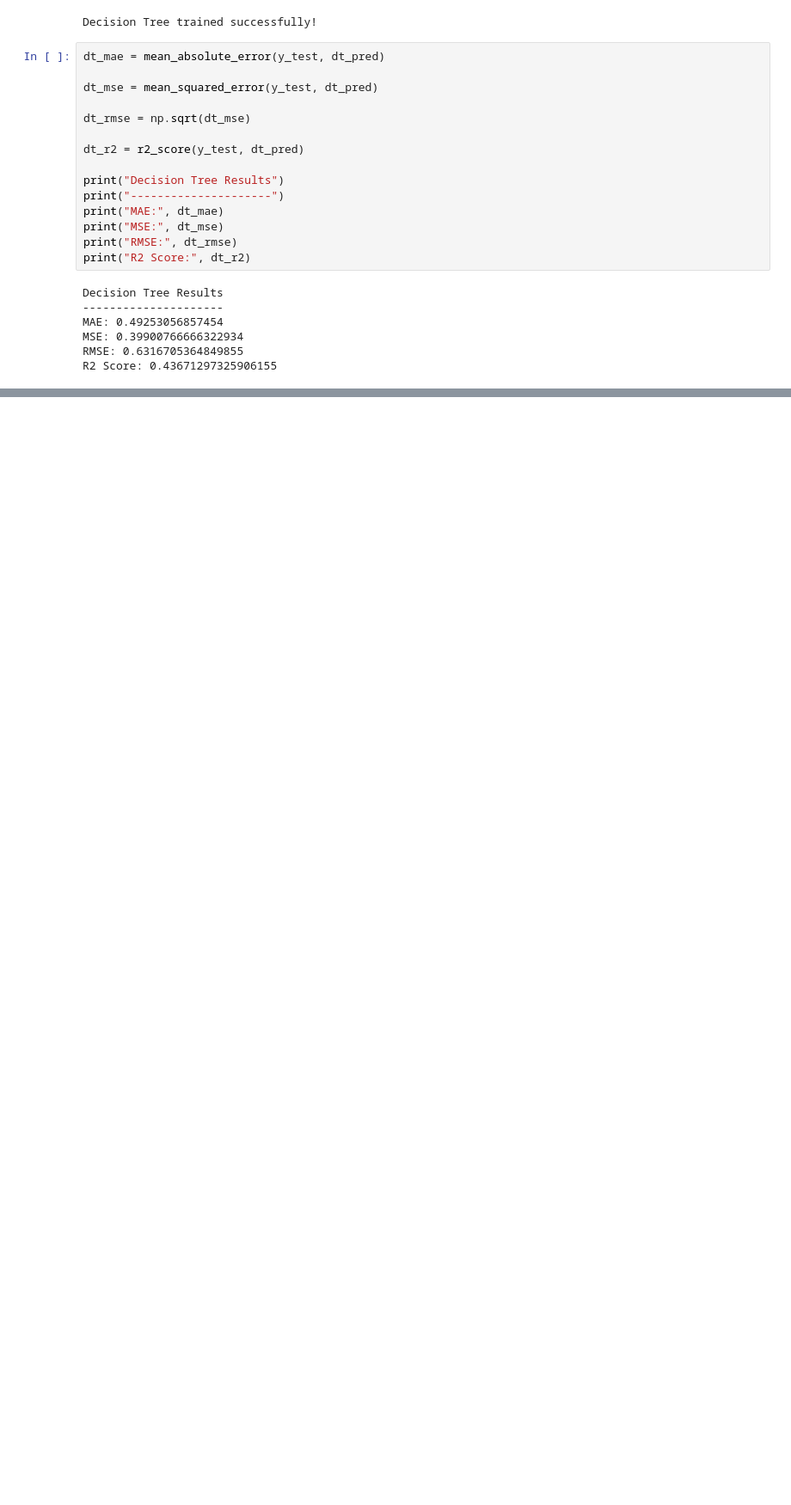
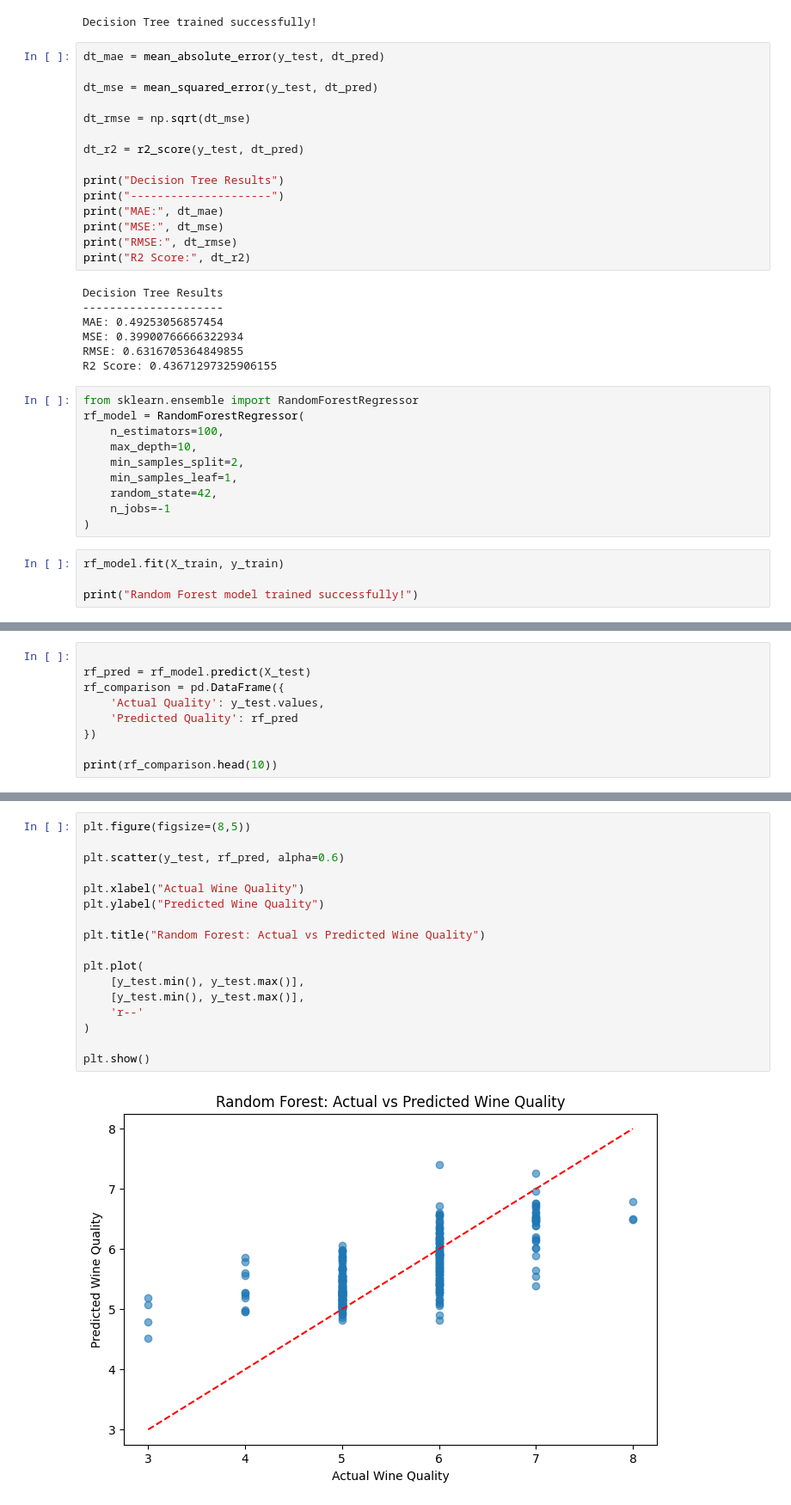
Before and after one commit to Harshu2202/Wine-quality-prediction, a Jupyter notebook: wine_quality_prediction.ipynb, the cells around one changed output, grey strips where cells are left out. Shown at 86% size. Drawn from its saved outputs; the diff is of its cells as text; blank space fills up the shorter version.

Commit message:
Add Random Forest Regression model

```diff
--- a/wine_quality_prediction.ipynb
+++ b/wine_quality_prediction.ipynb
@@ -347,3 +347,17 @@ MAE: 0.49253056857454
 MSE: 0.39900766666322934
 RMSE: 0.6316705364849855
 R2 Score: 0.43671297325906155
+# %%
+from sklearn.ensemble import RandomForestRegressor
+rf_model = RandomForestRegressor(
+    n_estimators=100,
+    max_depth=10,
+    min_samples_split=2,
+    min_samples_leaf=1,
+    random_state=42,
+    n_jobs=-1
+)
+# %%
+rf_model.fit(X_train, y_train)
+
+print("Random Forest model trained successfully!")
@@ -349,0 +366,9 @@ R2 Score: 0.43671297325906155
+# %%
+
+rf_pred = rf_model.predict(X_test)
+rf_comparison = pd.DataFrame({
+    'Actual Quality': y_test.values,
+    'Predicted Quality': rf_pred
+})
+
+print(rf_comparison.head(10))
@@ -349,0 +409,19 @@ R2 Score: 0.43671297325906155
+# %%
+plt.figure(figsize=(8,5))
+
+plt.scatter(y_test, rf_pred, alpha=0.6)
+
+plt.xlabel("Actual Wine Quality")
+plt.ylabel("Predicted Wine Quality")
+
+plt.title("Random Forest: Actual vs Predicted Wine Quality")
+
+plt.plot(
+    [y_test.min(), y_test.max()],
+    [y_test.min(), y_test.max()],
+    'r--'
+)
+
+plt.show()
+# %% [output]
+[figure, added]
```
Also changed, not shown: parts of 3 cells of this notebook.
